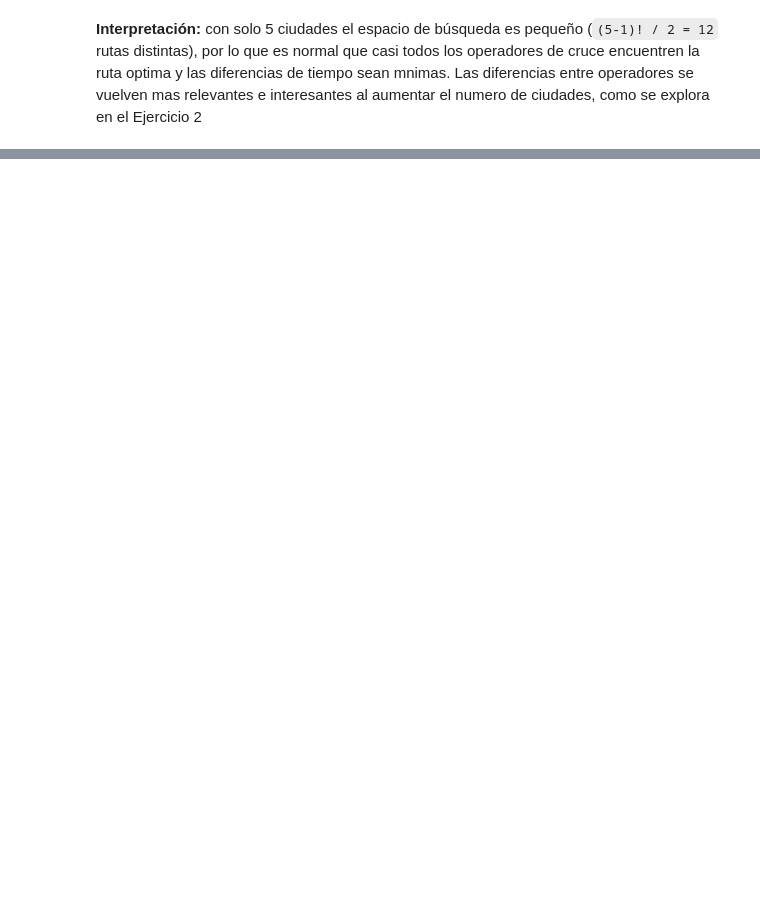
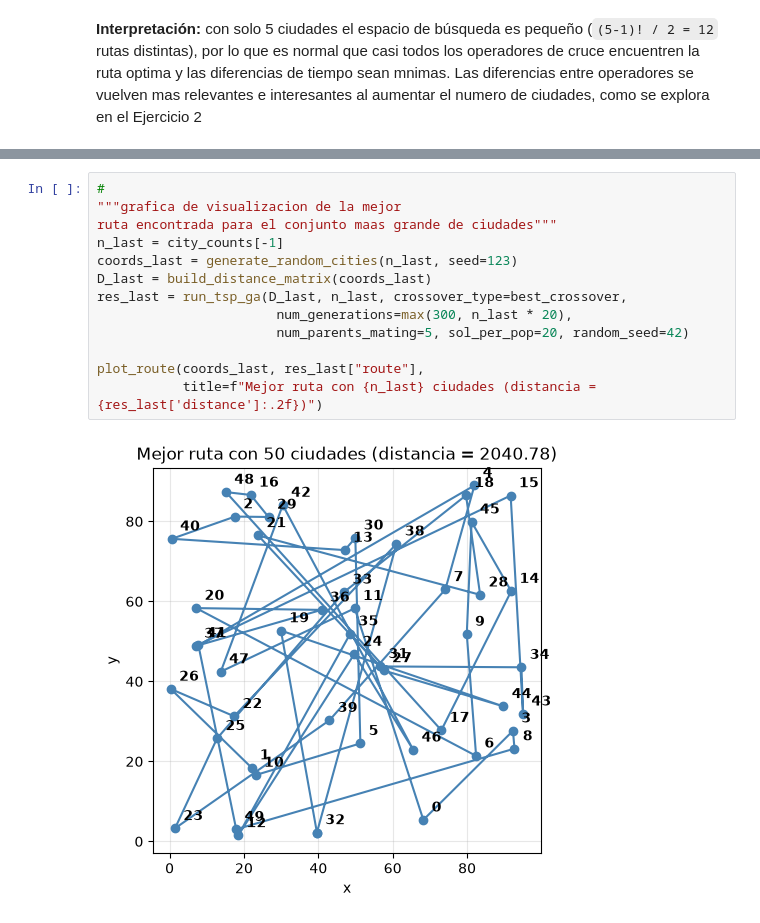
Before and after one commit to RavenCore99/AG_practicas, a Jupyter notebook: actividad_AG.ipynb, the cells around one changed output, grey strips where cells are left out. Cells and saved outputs as stored; diff of their text form; blank space fills up the shorter version.

```diff
--- a/actividad_AG.ipynb
+++ b/actividad_AG.ipynb
@@ -291,0 +359,15 @@ Ejercicio 2
+# %%
+#
+"""grafica de visualizacion de la mejor
+ruta encontrada para el conjunto maas grande de ciudades"""
+n_last = city_counts[-1]
+coords_last = generate_random_cities(n_last, seed=123)
+D_last = build_distance_matrix(coords_last)
+res_last = run_tsp_ga(D_last, n_last, crossover_type=best_crossover,
+                       num_generations=max(300, n_last * 20),
+                       num_parents_mating=5, sol_per_pop=20, random_seed=42)
+
+plot_route(coords_last, res_last["route"],
+           title=f"Mejor ruta con {n_last} ciudades (distancia = {res_last['distance']:.2f})")
+# %% [output]
+[figure, added]
```
Also changed, not shown: parts of 7 cells of this notebook.
